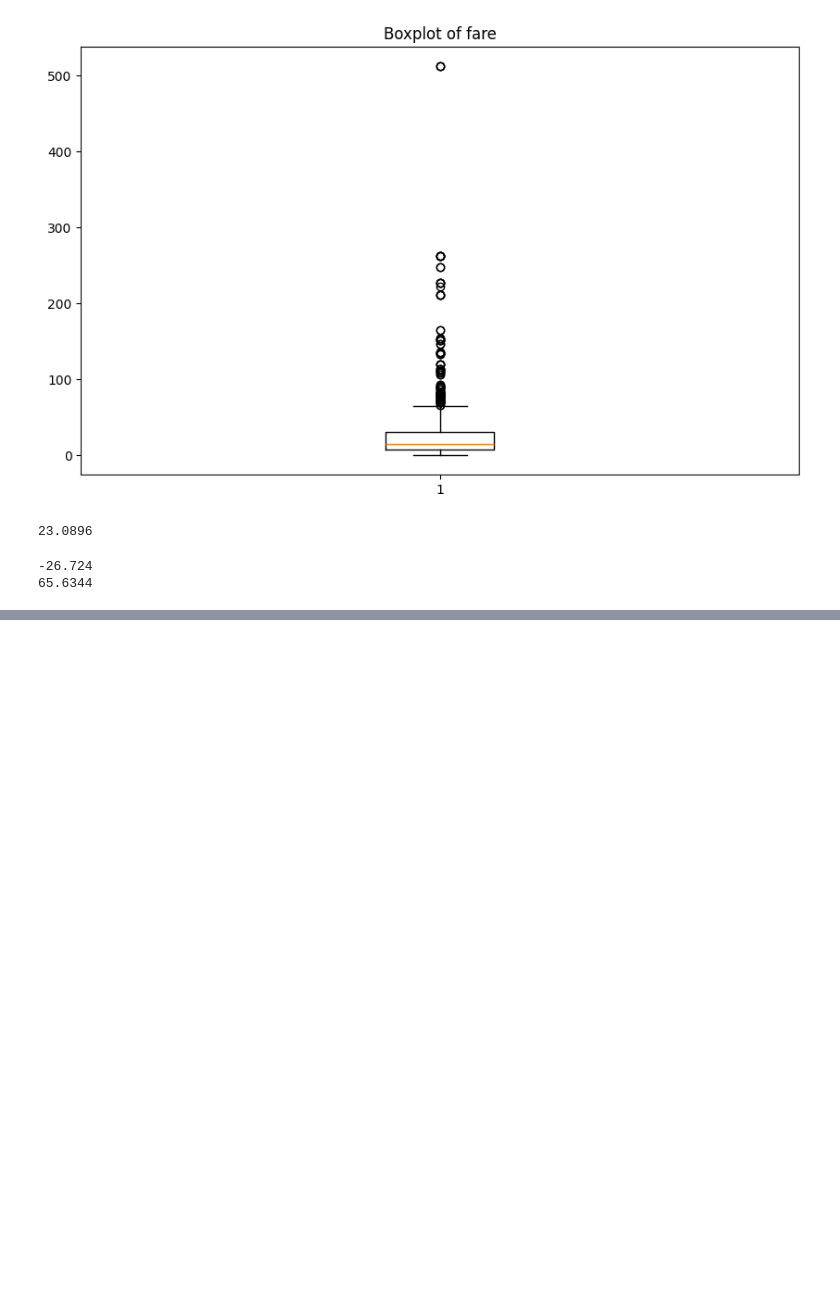
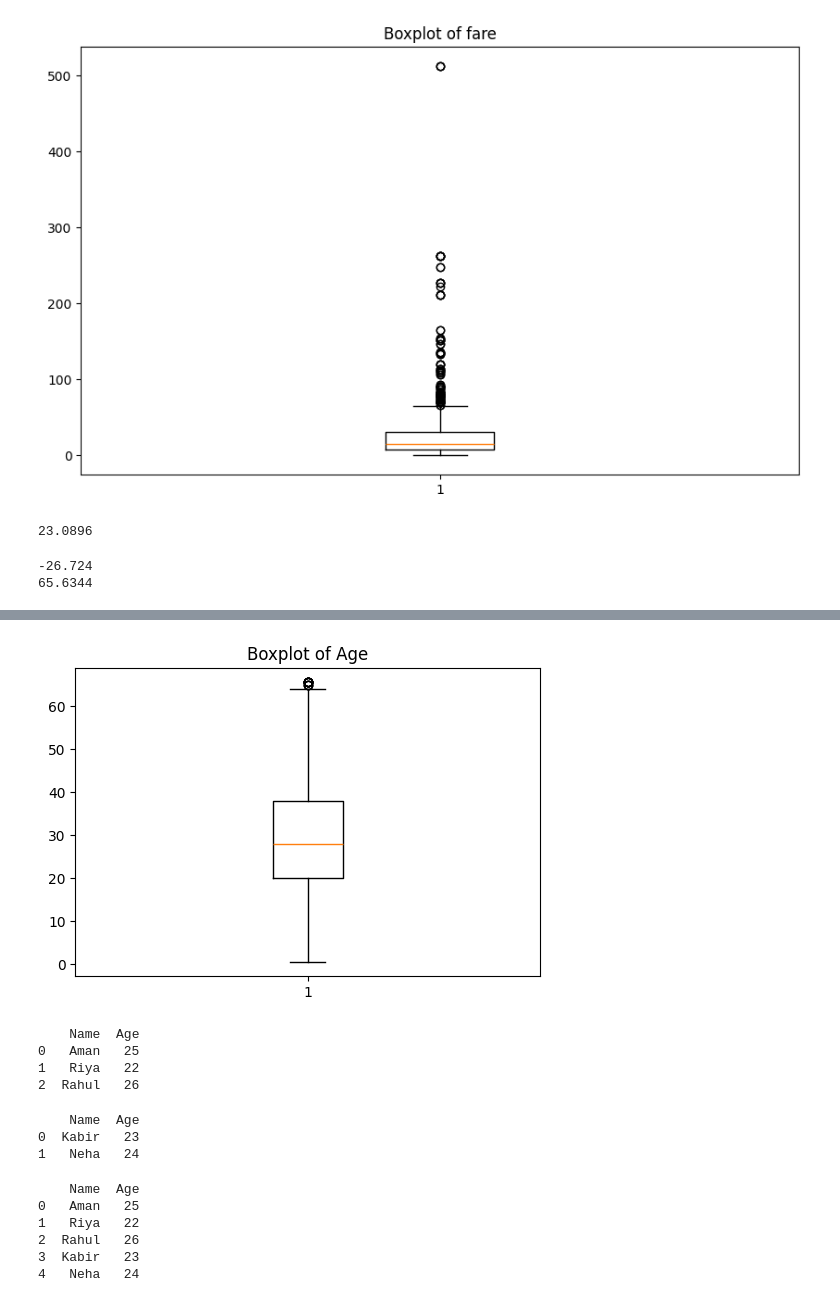
Before and after one commit to Priyankaewp/Oct24-28D1-D5-DataCleaningBtcmp, a Jupyter notebook: DataCleaningDay3.ipynb, the cells around one changed output, grey strips where cells are left out. Saved outputs shown, nothing was run; the diff lists cells and outputs as text; code cells hidden in the pictures; blank space fills up the shorter version.

```diff
--- a/DataCleaningDay3.ipynb
+++ b/DataCleaningDay3.ipynb
@@ -193,3 +192,8 @@ files.download("titanic_cleanedfile.csv")
 # %% [output]
 [interactive output not drawn]
 [interactive output not drawn]
+# %%
+#  capping
+df["age_original"] = df["age"]
+df["age"] = df["age"].clip(lower,upper)
+print(df[["age", "age_original"]].head(10))
@@ -195,0 +212,5 @@ files.download("titanic_cleanedfile.csv")
+# %%
+#  capping
+df["age_original"] = df["age"]
+df["age"] = df["age"].clip(lower,upper)
+print(df[["age", "age_original"]].tail(10))
@@ -195,0 +249,7 @@ files.download("titanic_cleanedfile.csv")
+# %%
+plt.figure(figsize=(6,4))
+plt.boxplot(df["age"].dropna())
+plt.title("Boxplot of Age")
+plt.show()
+# %% [output]
+[figure, added]
@@ -195,0 +264,23 @@ files.download("titanic_cleanedfile.csv")
+# %%
+print(df1)
+# %% [output]
+    Name  Age
+0   Aman   25
+1   Riya   22
+2  Rahul   26
+# %%
+print(df2)
+# %% [output]
+    Name  Age
+0  Kabir   23
+1   Neha   24
+# %%
+combined_data = pd.concat([df1,df2], ignore_index=True)
+print(combined_data)
+# %% [output]
+    Name  Age
+0   Aman   25
+1   Riya   22
+2  Rahul   26
+3  Kabir   23
+4   Neha   24
```
Also changed, not shown: parts of 17 cells of this notebook.
